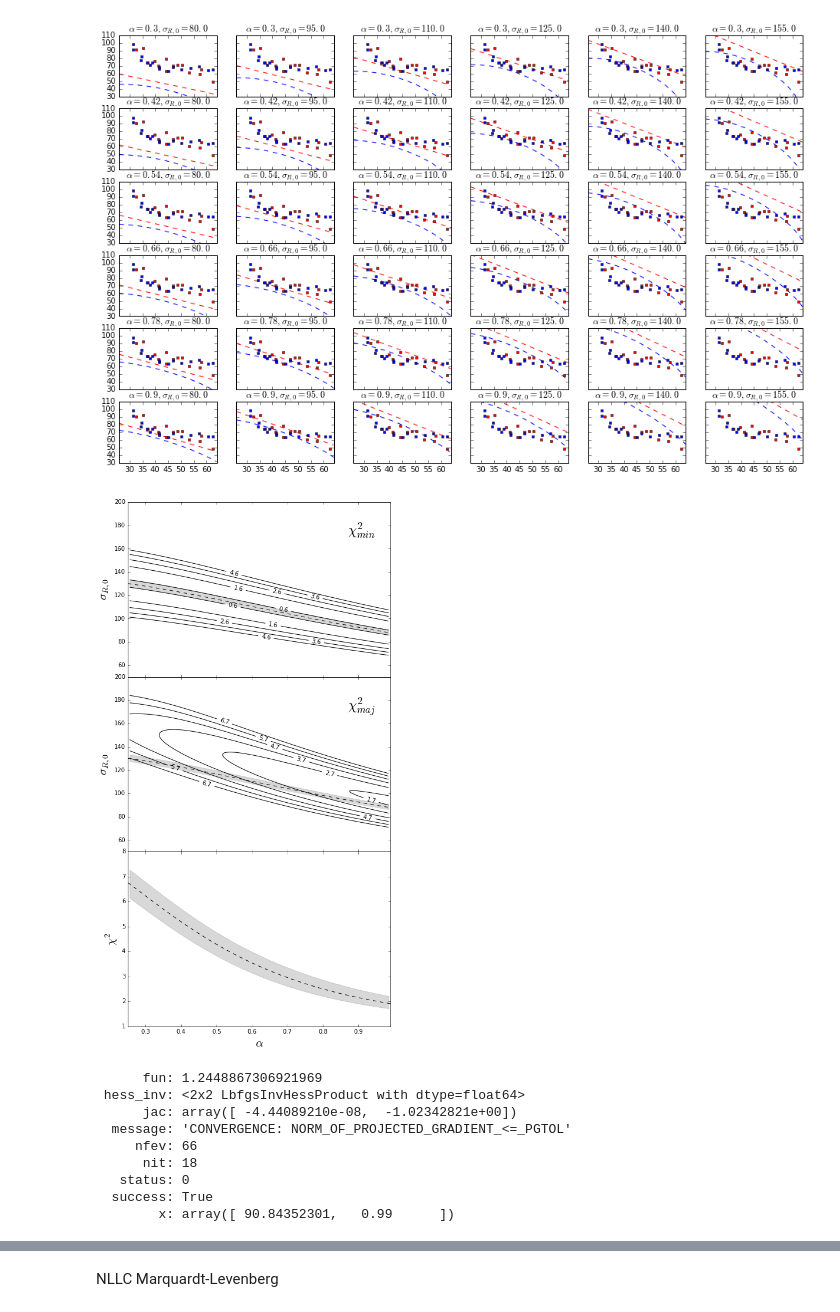
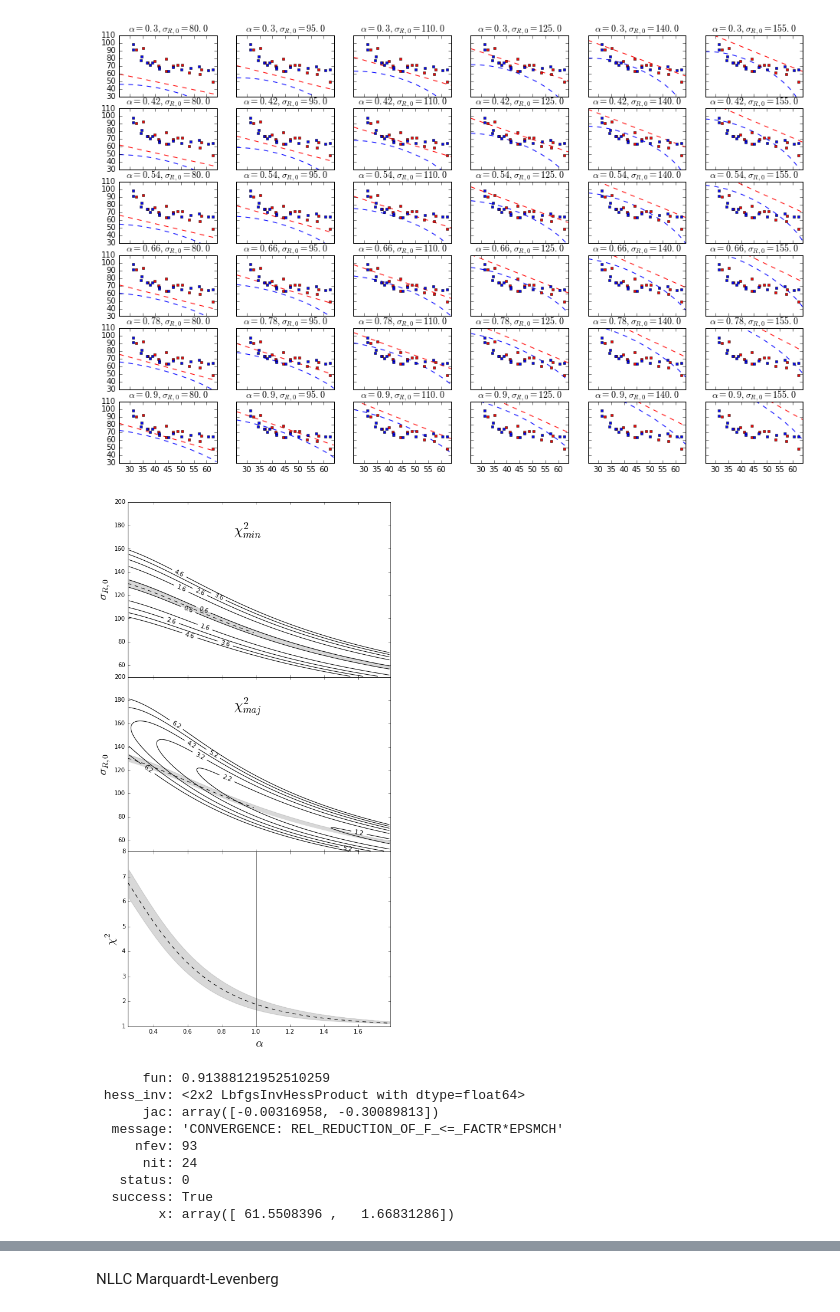
Before and after one commit to Amarchuk/2FInstability, a Jupyter notebook: notebooks/n2775_gerssen.ipynb, the cells around one changed output, grey strips where cells are left out. Cells and saved outputs as stored; diff of their text form; code cells hidden in the pictures.

```diff
--- a/notebooks/n2775_gerssen.ipynb
+++ b/notebooks/n2775_gerssen.ipynb
@@ -414,7 +414,7 @@ plt.xlim(26, 64)
 (26, 64)
 [figure]
 # %%
-alphas = np.arange(0.25, 1., 0.01)
+alphas = np.arange(0.25, 1.8, 0.01)
 sigmas = np.arange(50.0, 200, 1.)
 
 def calc_chi2_normal(obs, obserr, predicted):
@@ -483,8 +483,16 @@ plot_ranges_gers(sigmas, alphas, good_pics=good_pics, calc_chi=True)
 plt.show()
 # %% [output]
 [figure]
+# %%
+tex_imgs_dir = "C:\\Users\\root\\Dropbox\\RotationCurves\\PhD\\paper1\\text\\imgs"
+try:
+    os.chdir(tex_imgs_dir)
+except:
+    tex_imgs_dir = "C:\\Users\\Alex March\\Dropbox\\RotationCurves\\PhD\\paper1\\text\\imgs"
 # %%
-alphas = np.arange(0.25, 1., 0.01)
+os.chdir(tex_imgs_dir)
+
+alphas = np.arange(0.25, 1.8, 0.01)
 sigmas = np.arange(50.0, 200, 1.)
 
 cos_i, sin_i = cos(incl * pi / 180), sin(incl * pi / 180)
@@ -557,38 +565,41 @@ for pa in zip(x1,y1):
     alpha = pa[0]
     sig_R_0 = pa[1]
     sqerr_maj = calc_chi2_normal(sig_maj_p, e_sig_maj_p, [sig_maj_exp(r) for r in radii_maj])
     err_maj2.append(sqerr_maj)
 # ax.plot(x1, err_maj2, '-', color='black')
 ax.set_ylabel(r'$\chi^2$', size=20.)
 ax.set_xlabel(r'$\alpha$', size=20.)
 
 
 import scipy.interpolate as sp
 try:
     f1 = sp.interp1d(x2, err_maj1, kind='linear')
     ax.fill_between(x1, map(f1, x1), err_maj2, color='grey', alpha=0.3)
 except Exception:
     f2 = sp.interp1d(x1, err_maj2, kind='linear')
     ax.fill_between(x2, map(f2, x2), err_maj1, color='grey', alpha=0.3)
 
 ax.set_ylabel(r'$\chi^2$', size=20.)
 ax.set_xlabel(r'$\alpha$', size=20.)
+ax.axvline(x=1.0, color='black')
 
 # ax.set_ylim(3., 3.8)
 
 
 fig.subplots_adjust(hspace=0.)
 axes[0].yaxis.get_major_ticks()[0].set_visible(False)
 axes[1].yaxis.get_major_ticks()[0].set_visible(False)
-ax.set_xlim(0.25, 0.99)
+ax.set_xlim(0.25, alphas[-1])
 
-# plt.savefig('ngc1068_maps.eps', format='eps')
-# plt.savefig('ngc1068_maps.png', format='png')
-# plt.savefig('ngc1068_maps.pdf', format='pdf', dpi=150)
+plt.savefig('ngc2775_maps.eps', format='eps')
+plt.savefig('ngc2775_maps.png', format='png')
+plt.savefig('ngc2775_maps.pdf', format='pdf', dpi=150)
 
 plt.show()
+
+os.chdir("C:\\science\\2FInstability\\data\\ngc2775")
 # %% [output]
-[figure, old version]
+[figure, new version]
 # %%
 import scipy.optimize as opt
 
@@ -607,15 +618,15 @@ x0 = np.array([130., 0.7])
 res = opt.minimize(chisqfunc, x0, bounds=[(sigmas[0], sigmas[-1]), (alphas[0], alphas[-1])], method='L-BFGS-B')
 print res
 # %% [output]
-      fun: 1.2448867306921969
+      fun: 0.91388121952510259
  hess_inv: <2x2 LbfgsInvHessProduct with dtype=float64>
-      jac: array([ -4.44089210e-08,  -1.02342821e+00])
-  message: 'CONVERGENCE: NORM_OF_PROJECTED_GRADIENT_<=_PGTOL'
-     nfev: 66
-      nit: 18
+      jac: array([-0.00316958, -0.30089813])
+  message: 'CONVERGENCE: REL_REDUCTION_OF_F_<=_FACTR*EPSMCH'
+     nfev: 93
+      nit: 24
    status: 0
   success: True
-        x: array([ 90.84352301,   0.99      ])
+        x: array([ 61.5508396 ,   1.66831286])
 # %%
 res.hess_inv(res.x)
 # %% [output]
```
Also changed, not shown: parts of 12 cells of this notebook, 12 other files.
